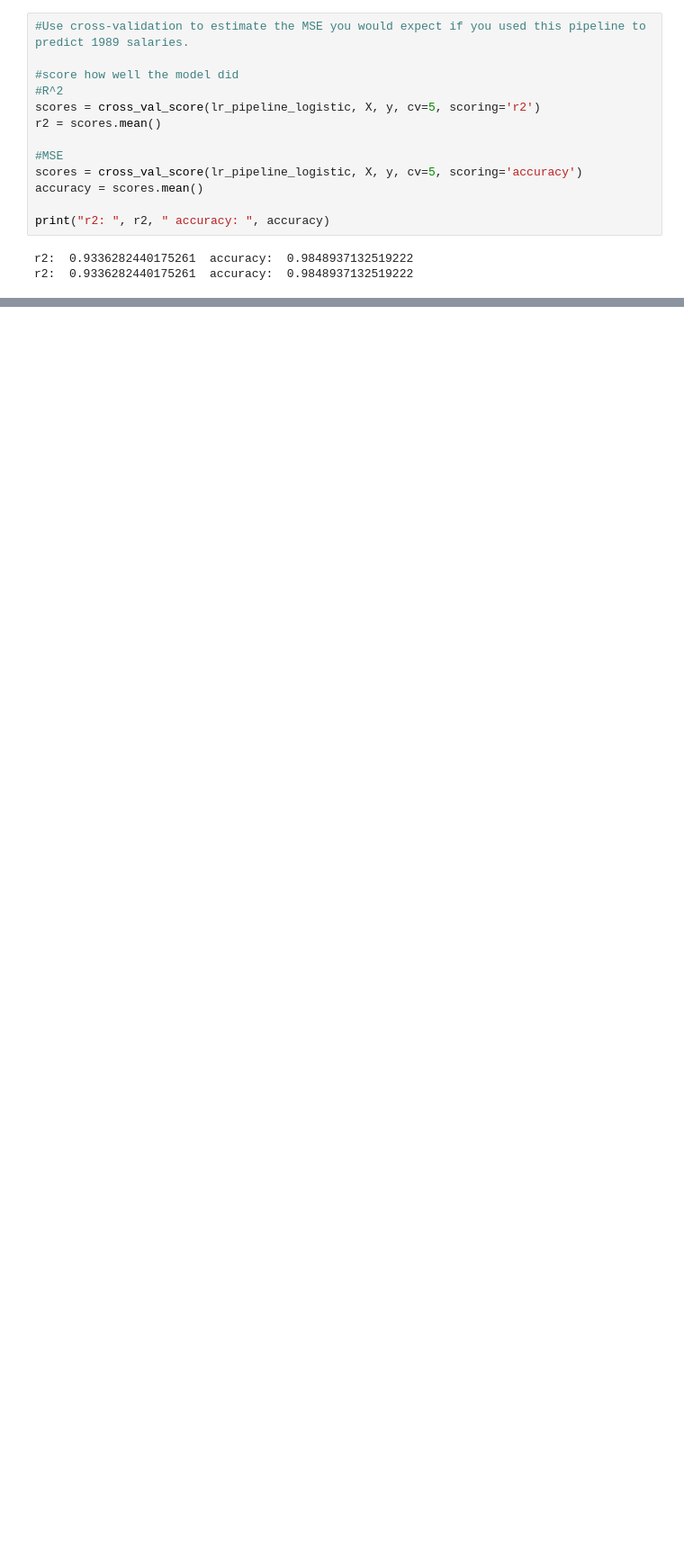
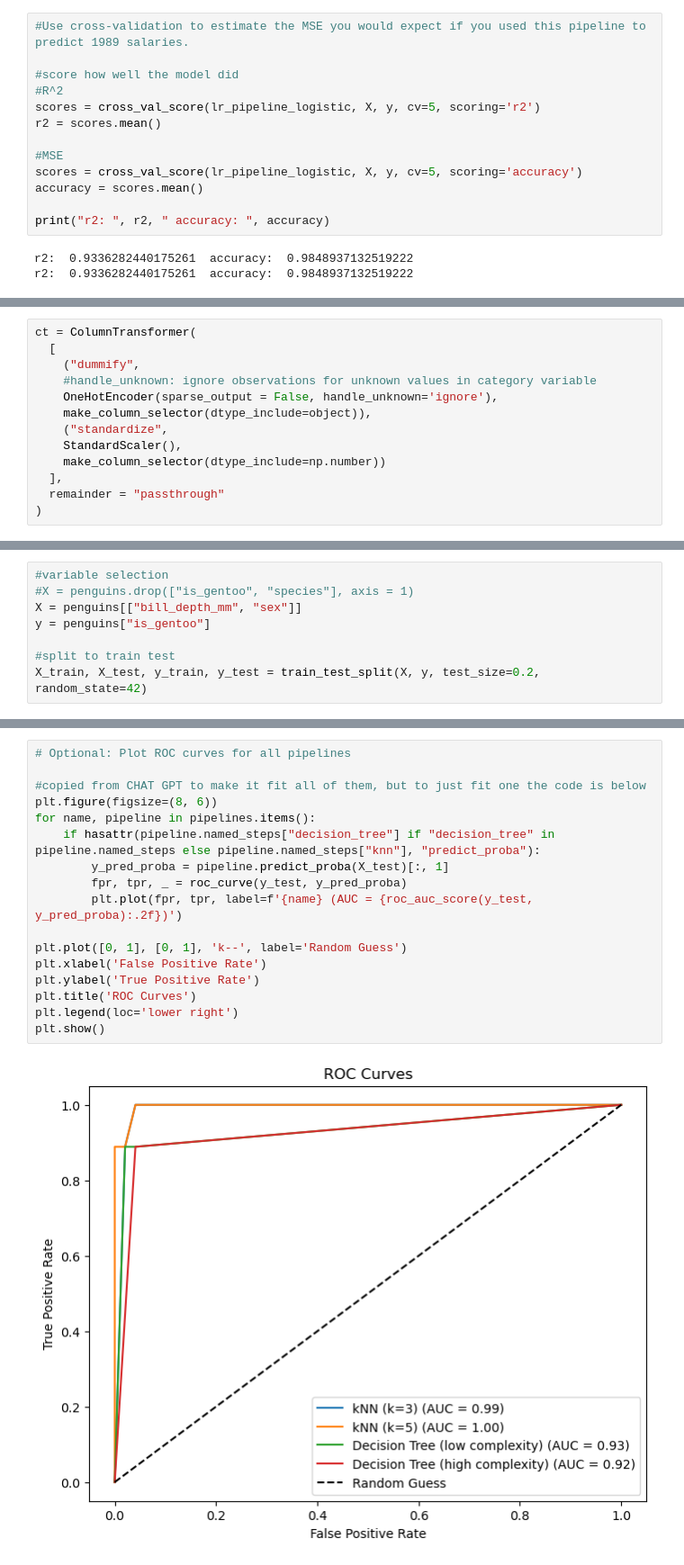
Before and after one commit to BLauf/GSB-544, a Jupyter notebook: practice_activities/8.2_classification/classification.ipynb, the cells around one changed output, grey strips where cells are left out. Shown at 90% size. Cells and saved outputs as stored; diff of their text form; blank space fills up the shorter version.

```diff
--- a/practice_activities/8.2_classification/classification.ipynb
+++ b/practice_activities/8.2_classification/classification.ipynb
@@ -84,0 +92,13 @@ Confusion matrix
+# %%
+ct = ColumnTransformer(
+  [
+    ("dummify",
+    #handle_unknown: ignore observations for unknown values in category variable
+    OneHotEncoder(sparse_output = False, handle_unknown='ignore'),
+    make_column_selector(dtype_include=object)),
+    ("standardize",
+    StandardScaler(),
+    make_column_selector(dtype_include=np.number))
+  ],
+  remainder = "passthrough"
+)
@@ -84,0 +130,8 @@ Confusion matrix
+# %%
+#variable selection
+#X = penguins.drop(["is_gentoo", "species"], axis = 1)
+X = penguins[["bill_depth_mm", "sex"]]
+y = penguins["is_gentoo"]
+
+#split to train test
+X_train, X_test, y_train, y_test = train_test_split(X, y, test_size=0.2, random_state=42)
@@ -84,0 +187,19 @@ Confusion matrix
+# %%
+# Optional: Plot ROC curves for all pipelines
+
+#copied from CHAT GPT to make it fit all of them, but to just fit one the code is below
+plt.figure(figsize=(8, 6))
+for name, pipeline in pipelines.items():
+    if hasattr(pipeline.named_steps["decision_tree"] if "decision_tree" in pipeline.named_steps else pipeline.named_steps["knn"], "predict_proba"):
+        y_pred_proba = pipeline.predict_proba(X_test)[:, 1]
+        fpr, tpr, _ = roc_curve(y_test, y_pred_proba)
+        plt.plot(fpr, tpr, label=f'{name} (AUC = {roc_auc_score(y_test, y_pred_proba):.2f})')
+
+plt.plot([0, 1], [0, 1], 'k--', label='Random Guess')
+plt.xlabel('False Positive Rate')
+plt.ylabel('True Positive Rate')
+plt.title('ROC Curves')
+plt.legend(loc='lower right')
+plt.show()
+# %% [output]
+[figure, added]
```
Also changed, not shown: parts of 8 cells of this notebook, 1 other file.
